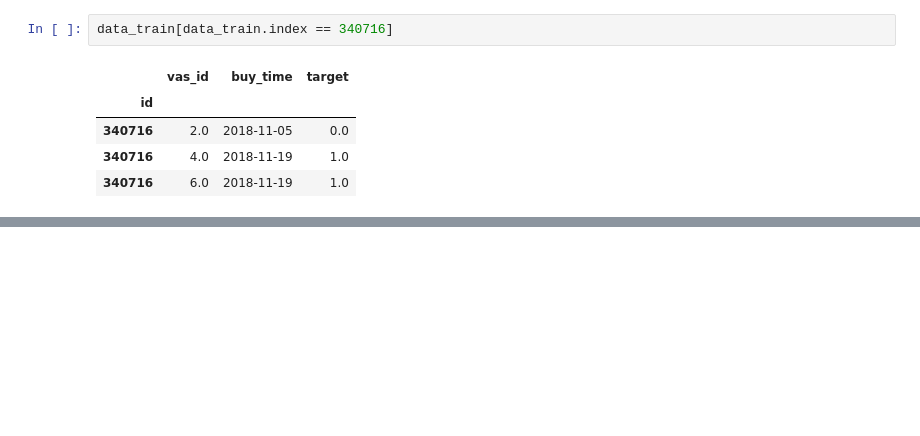
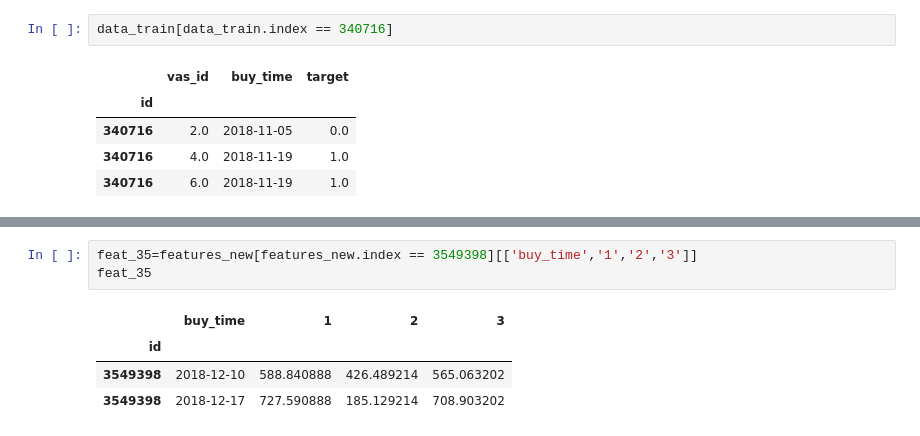
Before and after one commit to alex-chin/gb_megafone1, a Jupyter notebook: Project/megafone_offer_service.ipynb, the cells around one changed output, grey strips where cells are left out. Cells and saved outputs as stored; diff of their text form; blank space fills up the shorter version.

```diff
--- a/Project/megafone_offer_service.ipynb
+++ b/Project/megafone_offer_service.ipynb
@@ -643 +635,9 @@ features_new[features_new.index == 3549398]
+# %%
+feat_35=features_new[features_new.index == 3549398][['buy_time','1','2','3']]
+feat_35
+# %% [output]
+|  | buy_time | 1 | 2 | 3 |
+| id |  |  |  |  |
+| 3549398 | 2018-12-10 | 588.840888 | 426.489214 | 565.063202 |
+| 3549398 | 2018-12-17 | 727.590888 | 185.129214 | 708.903202 |
 # %%
```
Also changed, not shown: parts of 3 cells of this notebook.
